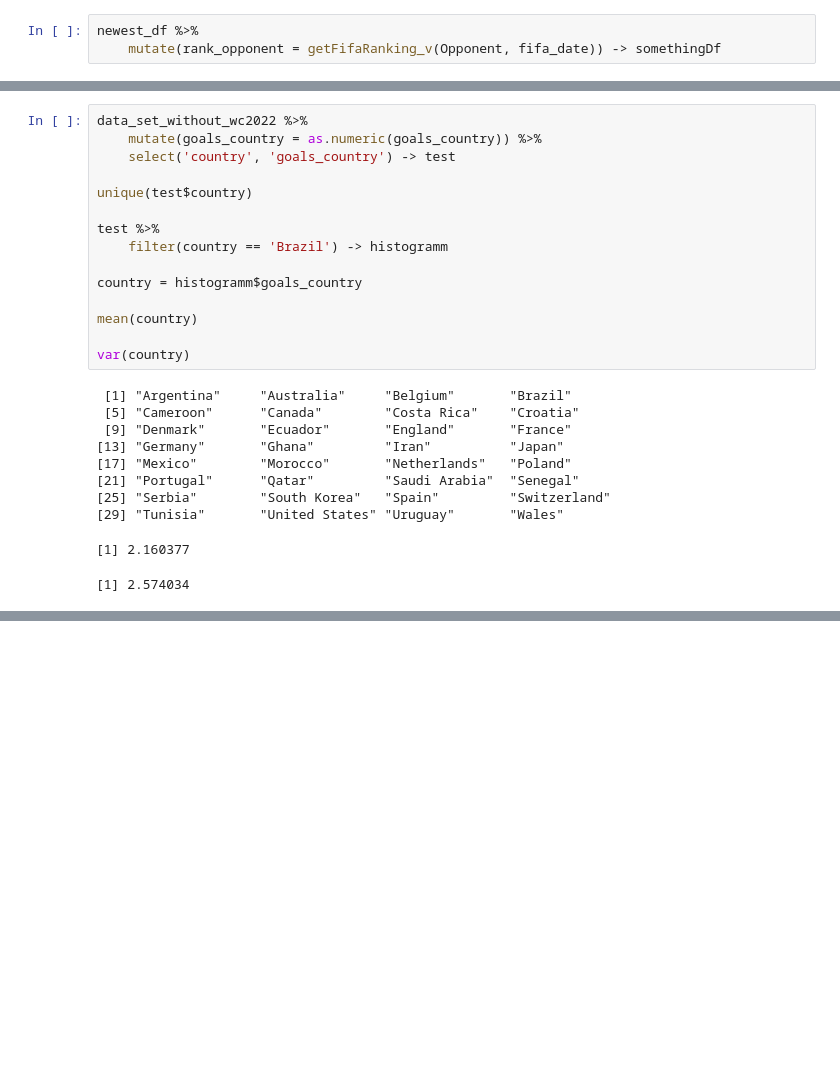
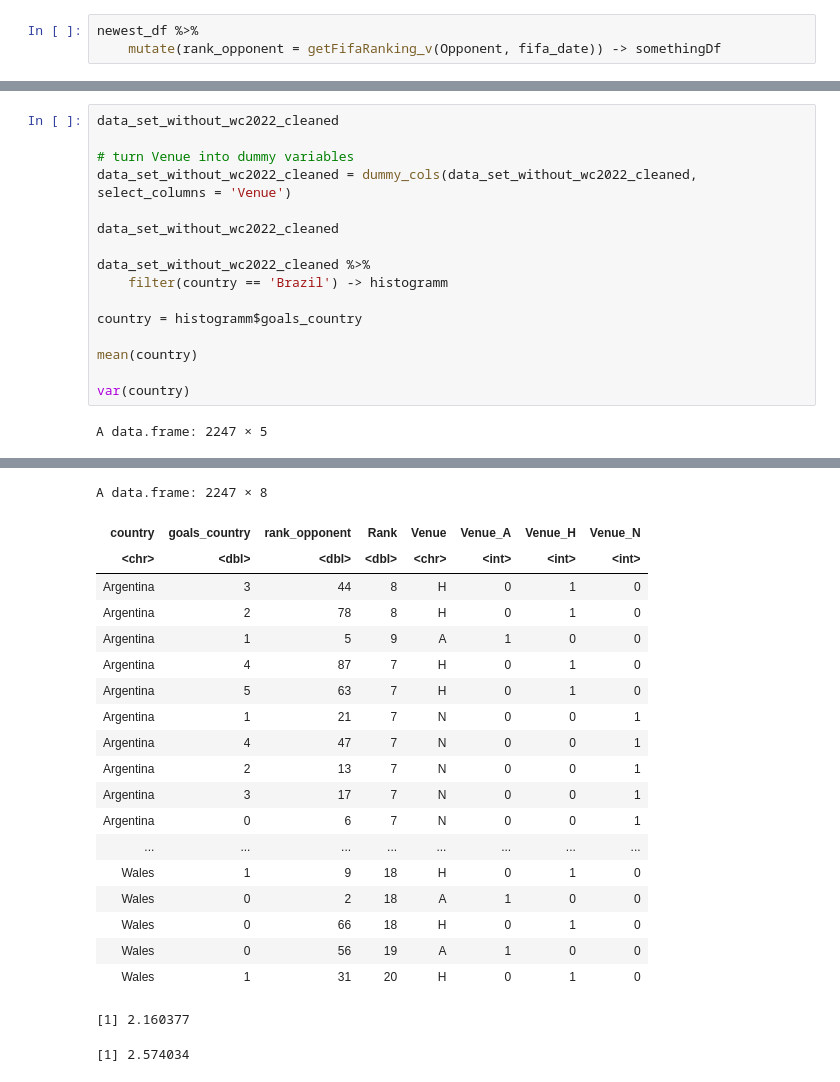
Before and after one commit to denisnaumov0506/FootballAnalyticsProject, a Jupyter notebook: football-world-cup-forecast-denis.ipynb, the cells around one changed output, grey strips where cells are left out. Saved outputs shown, nothing was run; the diff lists cells and outputs as text; blank space fills up the shorter version.

```diff
--- a/football-world-cup-forecast-denis.ipynb
+++ b/football-world-cup-forecast-denis.ipynb
@@ -1018,26 +1051,18 @@ data_set_without_wc2022 %>%
-# %%
-data_set_without_wc2022 %>%
-    mutate(goals_country = as.numeric(goals_country)) %>%
-    select('country', 'goals_country') -> test
-
-unique(test$country)
-
-test %>%
-    filter(country == 'Brazil') -> histogramm
-
-country = histogramm$goals_country
-
-mean(country)
-
-var(country)
-# %% [output]
- [1] "Argentina"     "Australia"     "Belgium"       "Brazil"
- [5] "Cameroon"      "Canada"        "Costa Rica"    "Croatia"
- [9] "Denmark"       "Ecuador"       "England"       "France"
-[13] "Germany"       "Ghana"         "Iran"          "Japan"
-[17] "Mexico"        "Morocco"       "Netherlands"   "Poland"
-[21] "Portugal"      "Qatar"         "Saudi Arabia"  "Senegal"
-[25] "Serbia"        "South Korea"   "Spain"         "Switzerland"
-[29] "Tunisia"       "United States" "Uruguay"       "Wales"
-[1] 2.160377
-[1] 2.574034
+# %%
+data_set_without_wc2022_cleaned
+
+# turn Venue into dummy variables
+data_set_without_wc2022_cleaned = dummy_cols(data_set_without_wc2022_cleaned, select_columns = 'Venue')
+
+data_set_without_wc2022_cleaned
+
+data_set_without_wc2022_cleaned %>%
+    filter(country == 'Brazil') -> histogramm
+
+country = histogramm$goals_country
+
+mean(country)
+
+var(country)
+# %% [output]
+A data.frame: 2247 × 5
@@ -1043,0 +1087,21 @@ var(country)
+A data.frame: 2247 × 8
+| country | goals_country | rank_opponent | Rank | Venue | Venue_A | Venue_H | Venue_N |
+| <chr> | <dbl> | <dbl> | <dbl> | <chr> | <int> | <int> | <int> |
+| Argentina | 3 | 44 | 8 | H | 0 | 1 | 0 |
+| Argentina | 2 | 78 | 8 | H | 0 | 1 | 0 |
+| Argentina | 1 | 5 | 9 | A | 1 | 0 | 0 |
+| Argentina | 4 | 87 | 7 | H | 0 | 1 | 0 |
+| Argentina | 5 | 63 | 7 | H | 0 | 1 | 0 |
+| Argentina | 1 | 21 | 7 | N | 0 | 0 | 1 |
+| Argentina | 4 | 47 | 7 | N | 0 | 0 | 1 |
+| Argentina | 2 | 13 | 7 | N | 0 | 0 | 1 |
+| Argentina | 3 | 17 | 7 | N | 0 | 0 | 1 |
+| Argentina | 0 | 6 | 7 | N | 0 | 0 | 1 |
+| ... | ... | ... | ... | ... | ... | ... | ... |
+| Wales | 1 | 9 | 18 | H | 0 | 1 | 0 |
+| Wales | 0 | 2 | 18 | A | 1 | 0 | 0 |
+| Wales | 0 | 66 | 18 | H | 0 | 1 | 0 |
+| Wales | 0 | 56 | 19 | A | 1 | 0 | 0 |
+| Wales | 1 | 31 | 20 | H | 0 | 1 | 0 |
+[1] 2.160377
+[1] 2.574034
```
Also changed, not shown: parts of 28 cells of this notebook.
